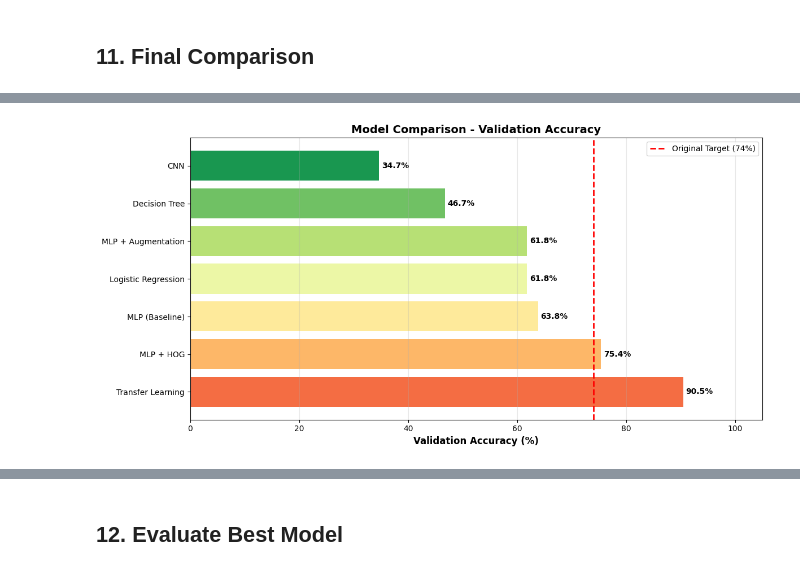
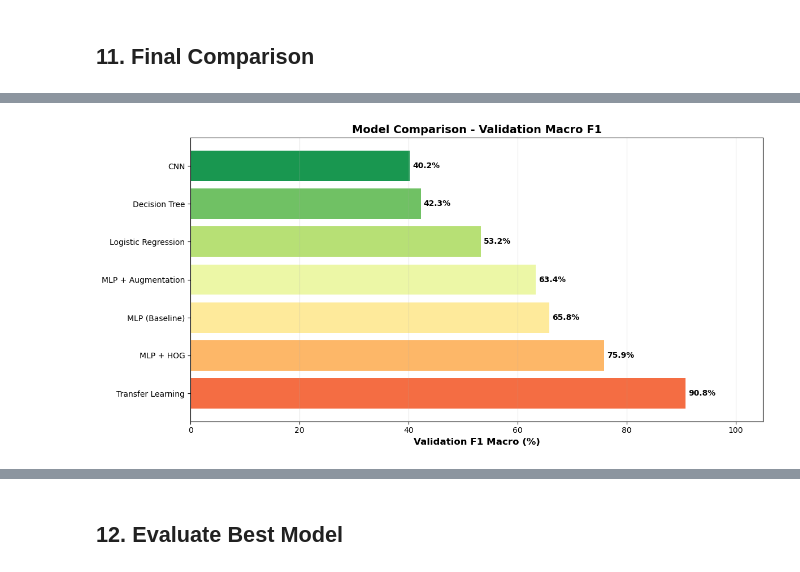
Before and after one commit to arberzylyftari/rps-project, a Jupyter notebook: notebooks/RockPaperScissors_FFNN.ipynb, the cells around one changed output, grey strips where cells are left out. Cells and saved outputs as stored; diff of their text form; code cells hidden in the pictures.

Commit message:
Add macro F1 metric and update notebook evaluation table

```diff
--- a/notebooks/RockPaperScissors_FFNN.ipynb
+++ b/notebooks/RockPaperScissors_FFNN.ipynb
@@ -532,28 +554,44 @@ Best val accuracy: 90.45% at epoch 6
 # %% [markdown]
 ## 11. Final Comparison
 # %%
-results = pd.DataFrame({
-    'Model': [
-        'Decision Tree',
-        'Logistic Regression',
-        'MLP (Baseline)',
-        'MLP + Augmentation',
-        'MLP + HOG',
-        'CNN',
-        'Transfer Learning'
-    ],
-    'Validation Accuracy (%)': [
-        dt_acc * 100,
-        lr_acc * 100,
-        mlp_val_acc * 100,
-        mlp_aug_val_acc * 100,
-        mlp_hog_val_acc * 100,
-        cnn_val_acc * 100,
-        transfer_val_acc * 100,
-    ],
-})
+# =========================
+# FINAL MODEL COMPARISON
+# =========================
 
-results = results.sort_values('Validation Accuracy (%)', ascending=False).reset_index(drop=True)
+# Adjust if your label order/names differ
+class_names = ["rock", "paper", "scissors"]
+
+rows = []
+
+def add_row(name, model, Xv, yv, Xt, yt, val_acc):
+    # Silence reports/plots so the cell doesn't spam output
+    s = evaluate_model(
+        model,
+        Xv, yv,
+        Xt, yt,
+        class_names,
+        show_plots=False,
+        print_reports=False
+    )
+    rows.append({
+        "Model": name,
+        "Validation Accuracy (%)": val_acc * 100,
+        "Val F1 Macro (%)": s["val"]["f1_macro"] * 100,
+        "Test F1 Macro (%)": s["test"]["f1_macro"] * 100,
+    })
+
+add_row("Decision Tree", dt_model, X_val_scaled, y_val, X_test_scaled, y_test, dt_acc)
+add_row("Logistic Regression", lr_model, X_val_scaled, y_val, X_test_scaled, y_test, lr_acc)
+add_row("MLP (Baseline)", mlp_model, X_val_scaled, y_val, X_test_scaled, y_test, mlp_val_acc)
+add_row("MLP + Augmentation", mlp_aug_model, X_val_aug_scaled, y_val, X_test_aug_scaled, y_test, mlp_aug_val_acc)
+add_row("MLP + HOG", mlp_hog_model, X_val_hog_scaled, y_val, X_test_hog_scaled, y_test, mlp_hog_val_acc)
+add_row("CNN", cnn_model, X_val, y_val, X_test, y_test, cnn_val_acc)
+add_row("Transfer Learning", transfer_model, X_val, y_val, X_test, y_test, transfer_val_acc)
+
+# Build + sort
+results = pd.DataFrame(rows).sort_values(
+    "Val F1 Macro (%)", ascending=False, na_position="last"
+).reset_index(drop=True)
 
 print("\n" + "="*70)
 print("FINAL MODEL COMPARISON")
@@ -561,22 +599,31 @@ print("="*70)
 print(results.to_string(index=False))
 print("="*70)
 
+# Plot Val F1 Macro (%)
 fig, ax = plt.subplots(figsize=(12, 6))
 colors = plt.cm.RdYlGn(np.linspace(0.2, 0.9, len(results)))
-bars = ax.barh(results['Model'], results['Validation Accuracy (%)'], color=colors)
-ax.axvline(x=74, color='red', linestyle='--', linewidth=2, label='Original Target (74%)')
-ax.set_xlabel('Validation Accuracy (%)', fontsize=12, fontweight='bold')
-ax.set_title('Model Comparison - Validation Accuracy', fontsize=14, fontweight='bold')
-ax.legend(fontsize=10)
-ax.grid(axis='x', alpha=0.3)
+bars = ax.barh(results["Model"], results["Val F1 Macro (%)"], color=colors)
+
+ax.set_xlabel("Validation F1 Macro (%)", fontsize=12, fontweight="bold")
+ax.set_title("Model Comparison - Validation Macro F1", fontsize=14, fontweight="bold")
+ax.grid(axis="x", alpha=0.3)
 ax.set_xlim(0, 105)
 
-for bar, val in zip(bars, results['Validation Accuracy (%)']):
-    ax.text(bar.get_width() + 0.5, bar.get_y() + bar.get_height()/2,
-            f'{val:.1f}%', ha='left', va='center', fontsize=10, fontweight='bold')
+for bar, val in zip(bars, results["Val F1 Macro (%)"]):
+    ax.text(
+        bar.get_width() + 0.5,
+        bar.get_y() + bar.get_height()/2,
+        f"{val:.1f}%",
+        ha="left",
+        va="center",
+        fontsize=10,
+        fontweight="bold"
+    )
 
 plt.tight_layout()
 plt.show()
+
+results
 # %% [output]
 ======================================================================
 FINAL MODEL COMPARISON
@@ -592,2 +639,2 @@ Logistic Regression                61.809045
 ======================================================================
-[figure, old version]
+[figure, new version]
```
Also changed, not shown: parts of 13 cells of this notebook, 1 other file.
